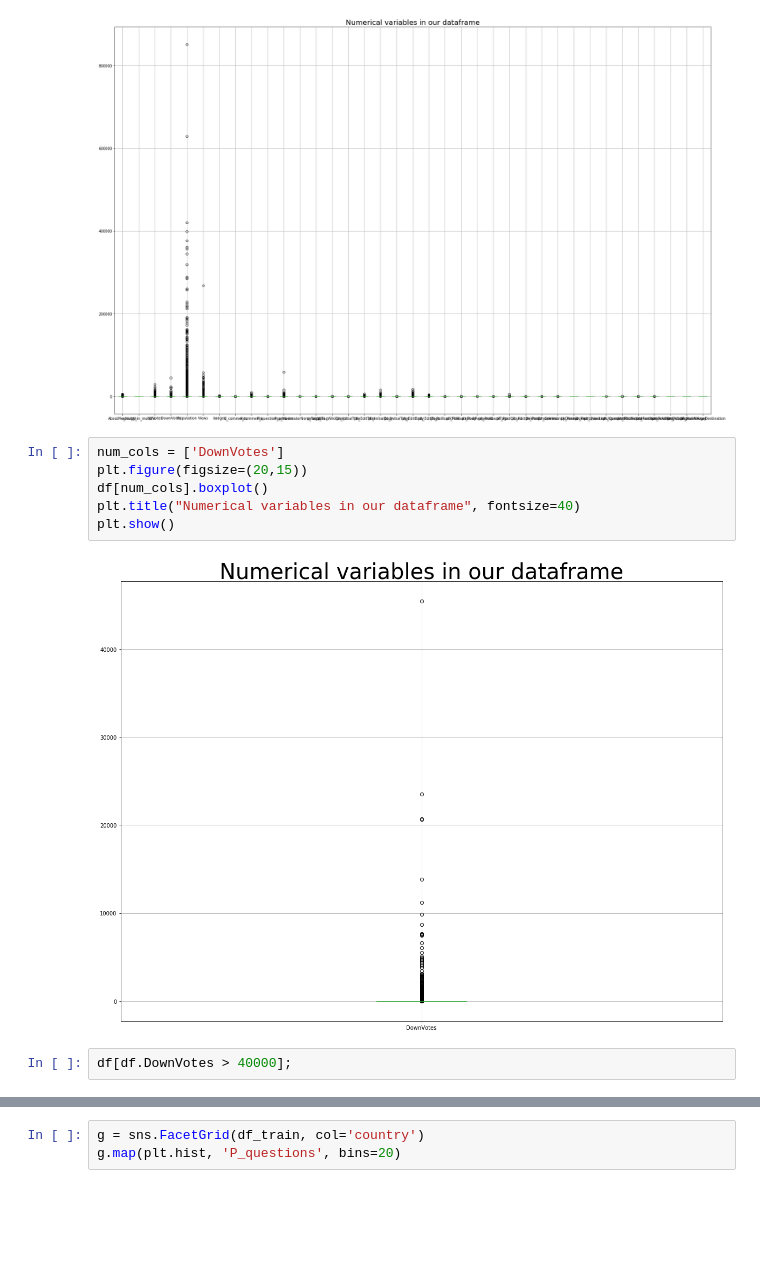
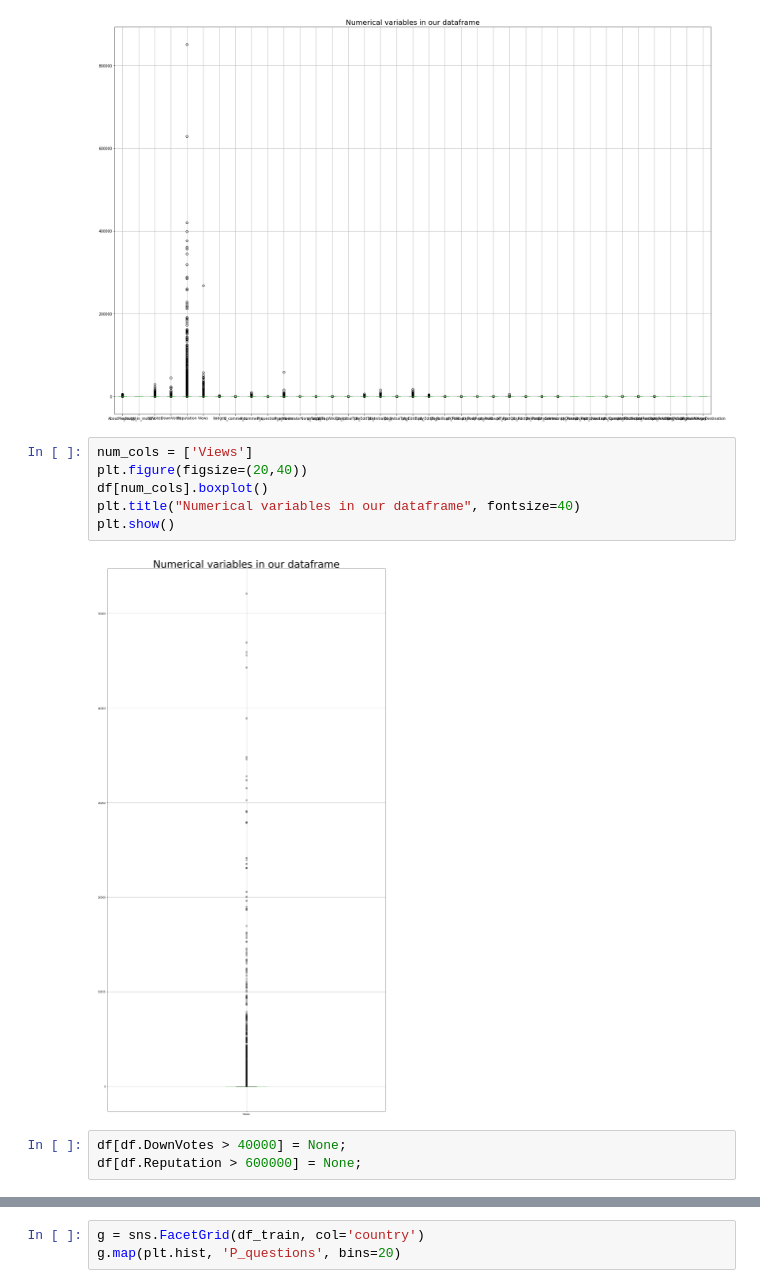
Before and after one commit to zolduoarrati/repos, a Jupyter notebook: Python/Jupyter/ML/New_Solution.ipynb, the cells around one changed output, grey strips where cells are left out. Cells and saved outputs as stored; diff of their text form; blank space fills up the shorter version.

```diff
--- a/Python/Jupyter/ML/New_Solution.ipynb
+++ b/Python/Jupyter/ML/New_Solution.ipynb
@@ -165,12 +165,13 @@ plt.show()
 # %% [output]
 [figure]
 # %%
-num_cols = ['DownVotes']
-plt.figure(figsize=(20,15))
+num_cols = ['Views']
+plt.figure(figsize=(20,40))
 df[num_cols].boxplot()
 plt.title("Numerical variables in our dataframe", fontsize=40)
 plt.show()
 # %% [output]
-[figure, old version]
+[figure, new version]
 # %%
-df[df.DownVotes > 40000];
+df[df.DownVotes > 40000] = None;
+df[df.Reputation > 600000] = None;
```
Also changed, not shown: parts of 1 cell of this notebook.
